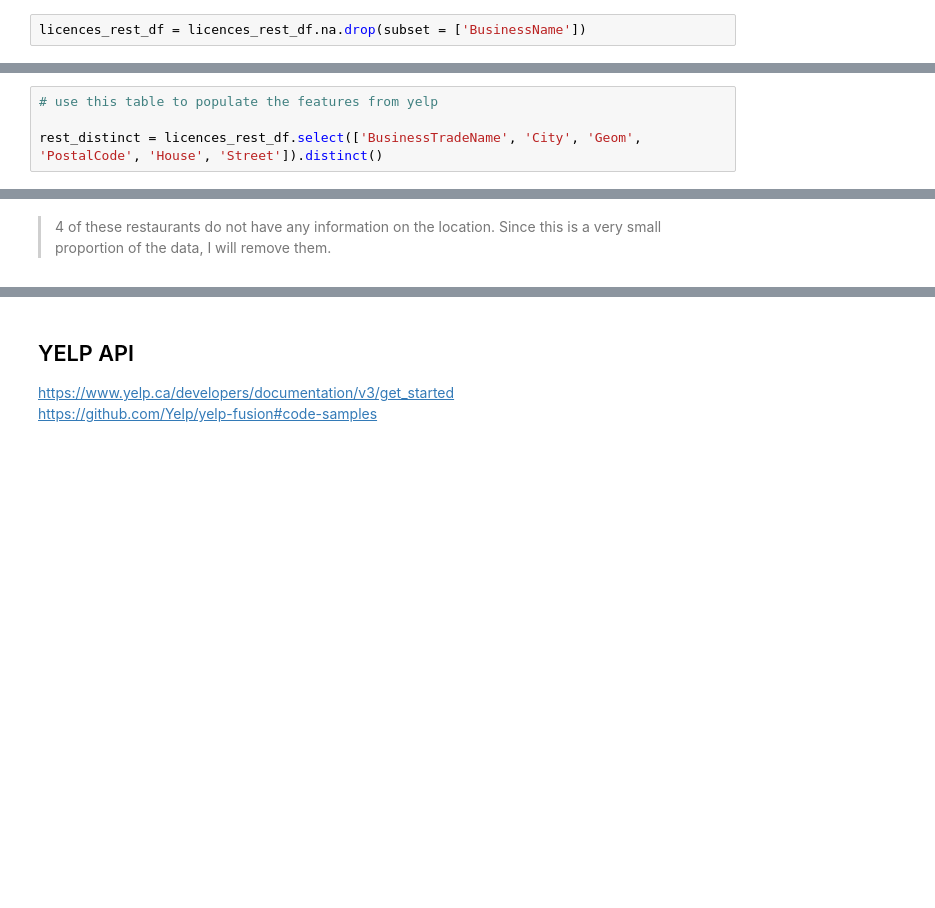
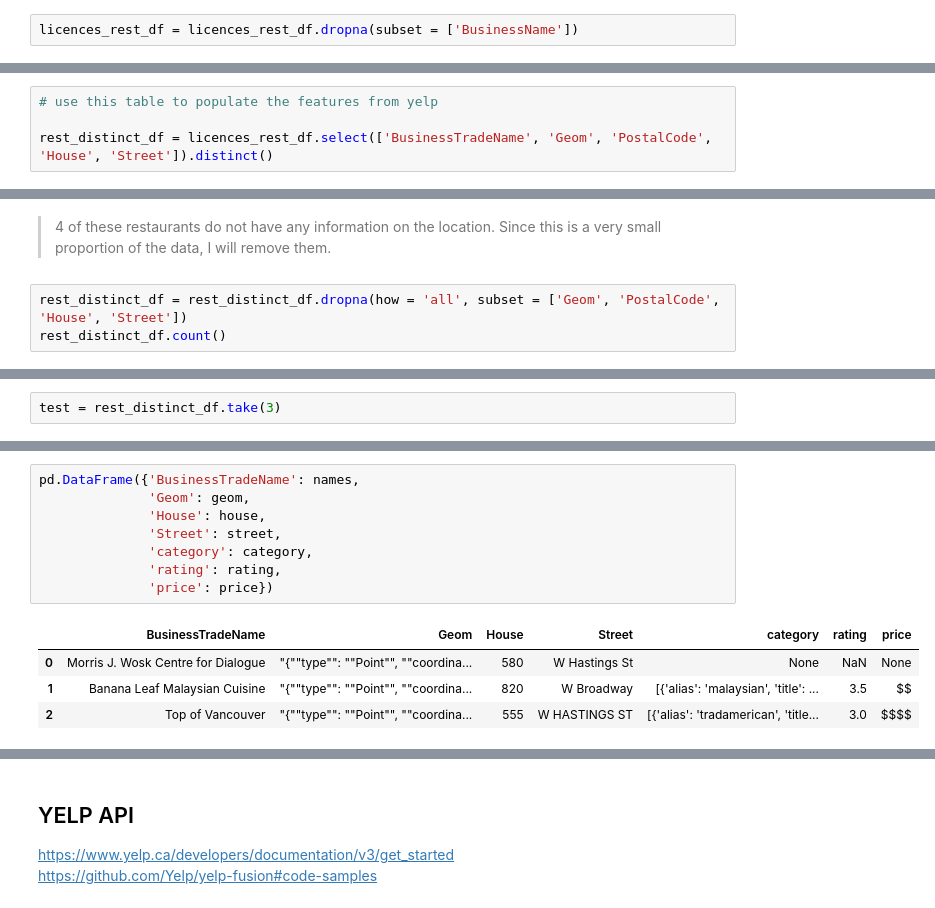
Before and after one commit to bradentam/vancouver_restaurants_project, a Jupyter notebook: eda.ipynb, the cells around one changed output, grey strips where cells are left out. Cells and saved outputs as stored; diff of their text form; blank space fills up the shorter version.

```diff
--- a/eda.ipynb
+++ b/eda.ipynb
@@ -151,7 +151,7 @@ print(licences_rest_df.filter('BusinessTradeName is null').select('BusinessName'
 # %%
 licences_rest_df = licences_rest_df.withColumn('BusinessTradeName', coalesce('BusinessTradeName', 'BusinessName'))
 # %%
-licences_rest_df = licences_rest_df.na.drop(subset = ['BusinessName'])
+licences_rest_df = licences_rest_df.dropna(subset = ['BusinessName'])
 # %%
 licences_rest_df
 # %% [output]
@@ -219,5 +219,5 @@ print(licences_rest_df.select('BusinessTradeName').distinct().count())
 # %%
 # use this table to populate the features from yelp
 
-rest_distinct = licences_rest_df.select(['BusinessTradeName', 'City', 'Geom', 'PostalCode', 'House', 'Street']).distinct()
+rest_distinct_df = licences_rest_df.select(['BusinessTradeName', 'Geom', 'PostalCode', 'House', 'Street']).distinct()
 # %%
@@ -233,2 +237,5 @@ print(rest_distinct.filter('Geom is null').filter('PostalCode is null').filter('
 # %% [markdown]
 > 4 of these restaurants do not have any information on the location. Since this is a very small proportion of the data, I will remove them.
+# %%
+rest_distinct_df = rest_distinct_df.dropna(how = 'all', subset = ['Geom', 'PostalCode', 'House', 'Street'])
+rest_distinct_df.count()
@@ -234,0 +244,2 @@ print(rest_distinct.filter('Geom is null').filter('PostalCode is null').filter('
+# %%
+test = rest_distinct_df.take(3)
@@ -234,0 +298,13 @@ print(rest_distinct.filter('Geom is null').filter('PostalCode is null').filter('
+# %%
+pd.DataFrame({'BusinessTradeName': names,
+              'Geom': geom,
+              'House': house,
+              'Street': street,
+              'category': category,
+              'rating': rating,
+              'price': price})
+# %% [output]
+|  | BusinessTradeName | Geom | House | Street | category | rating | price |
+| 0 | Morris J. Wosk Centre for Dialogue | "{""type"": ""Point"", ""coordina... | 580 | W Hastings St | None | NaN | None |
+| 1 | Banana Leaf Malaysian Cuisine | "{""type"": ""Point"", ""coordina... | 820 | W Broadway | [{'alias': 'malaysian', 'title': ... | 3.5 | $$ |
+| 2 | Top of Vancouver | "{""type"": ""Point"", ""coordina... | 555 | W HASTINGS ST | [{'alias': 'tradamerican', 'title... | 3.0 | $$$$ |
```
Also changed, not shown: parts of 9 cells of this notebook.
